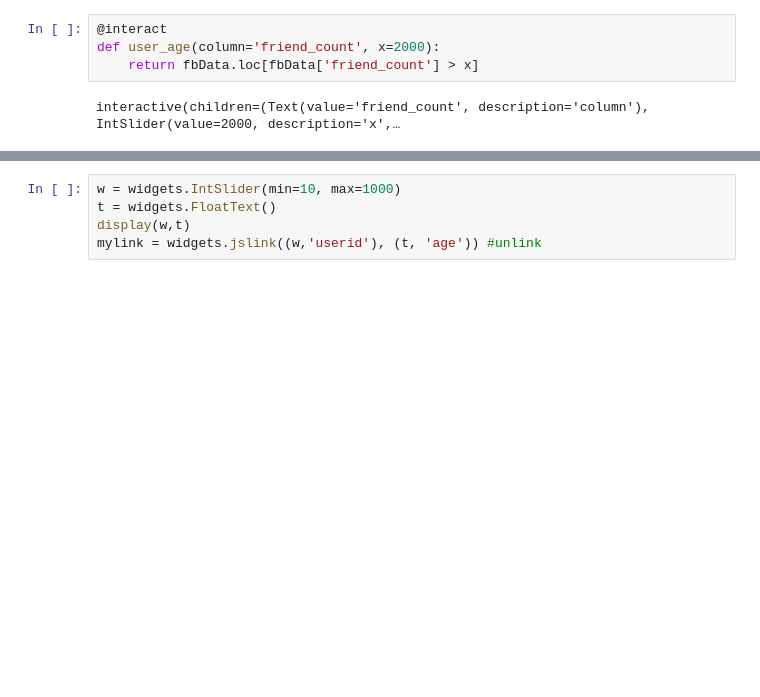
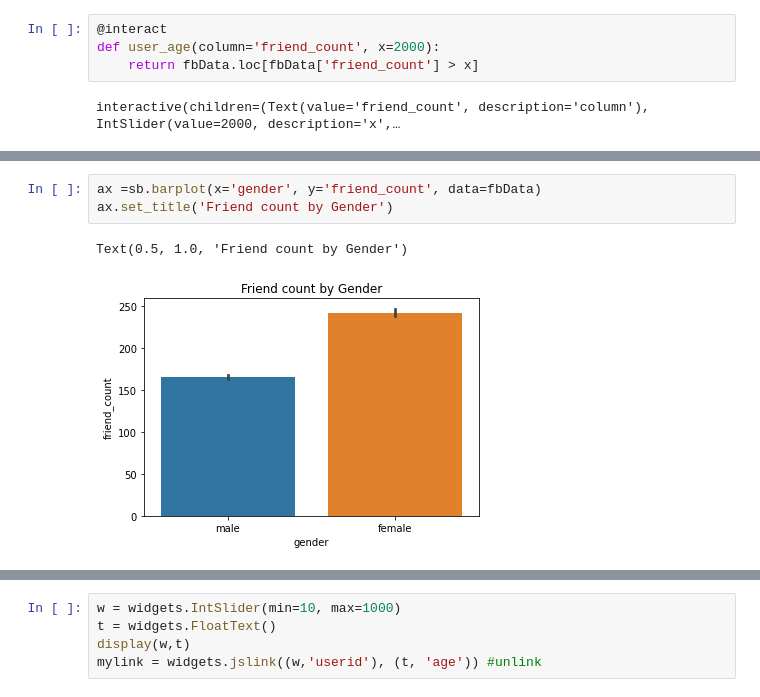
Before and after one commit to Themoonflow/DataMeshNetwork, a Jupyter notebook: SQL_InterAct.ipynb, the cells around one changed output, grey strips where cells are left out. Cells and saved outputs as stored; diff of their text form; blank space fills up the shorter version.

Commit message:
Face book data analysis

```diff
--- a/SQL_InterAct.ipynb
+++ b/SQL_InterAct.ipynb
@@ -76,0 +85,6 @@ interactive(children=(Text(value='friend_count', description='column'), IntSlide
+# %%
+ax =sb.barplot(x='gender', y='friend_count', data=fbData)
+ax.set_title('Friend count by Gender')
+# %% [output]
+Text(0.5, 1.0, 'Friend count by Gender')
+[figure, added]
```
Also changed, not shown: parts of 7 cells of this notebook.
